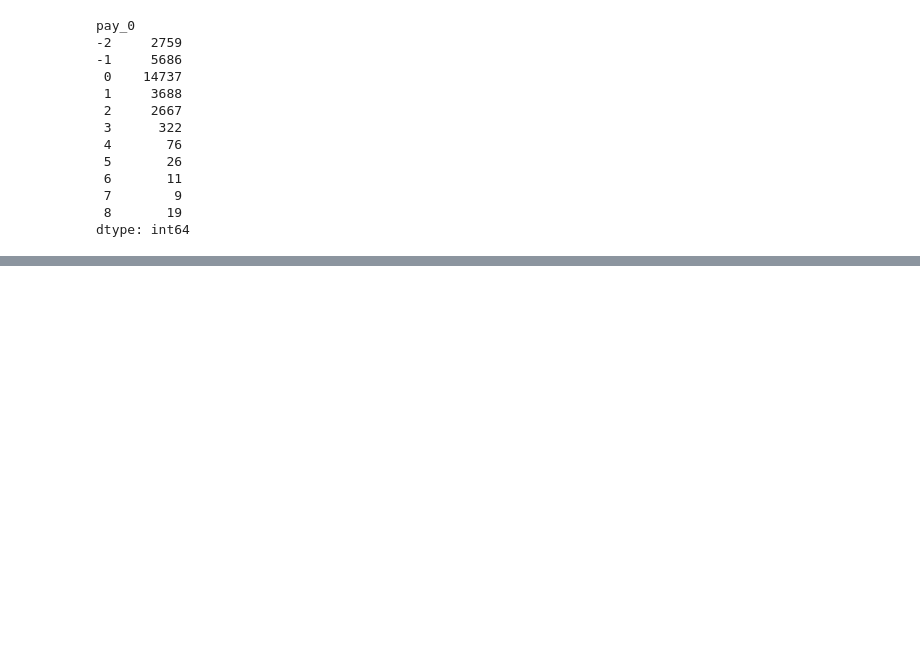
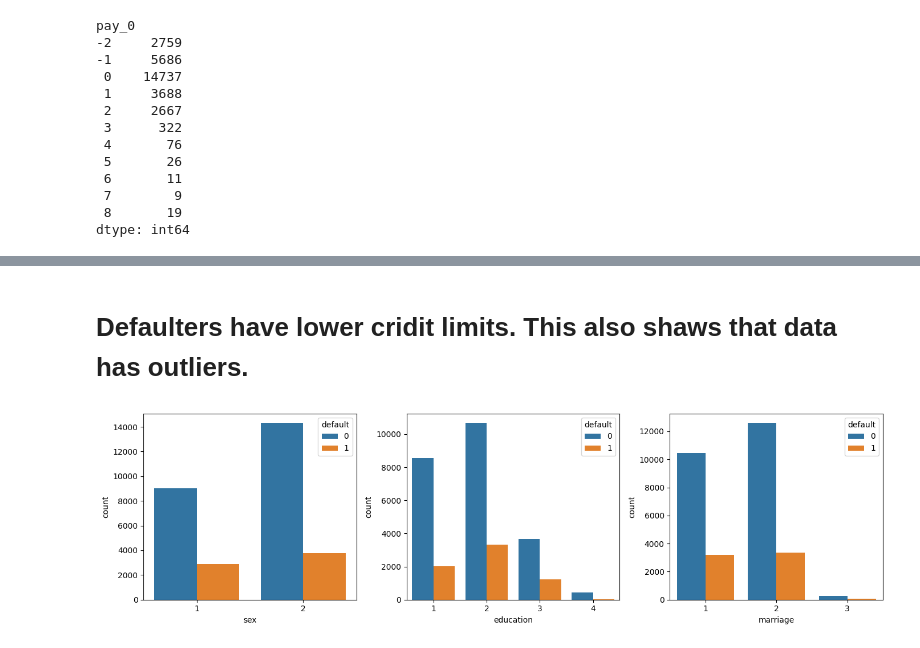
Before and after one commit to colaola20/explainable-ai, a Jupyter notebook: data_preprocessing/train_explain.ipynb, the cells around one changed output, grey strips where cells are left out. Saved outputs shown, nothing was run; the diff lists cells and outputs as text; code cells hidden in the pictures; blank space fills up the shorter version.

```diff
--- a/data_preprocessing/train_explain.ipynb
+++ b/data_preprocessing/train_explain.ipynb
@@ -198,0 +214,15 @@ x = df.drop(columns=['default'])
+# %% [markdown]
+# Defaulters have lower cridit limits. This also shaws that data has outliers.
+# %%
+fig, axes = plt.subplots(1, 3, figsize=(14,4))
+sns.countplot(x='sex', hue='default', data=df, ax=axes[0])
+sns.countplot(x='education', hue='default', data=df, ax=axes[1])
+sns.countplot(x='marriage', hue='default', data=df, ax=axes[2])
+plt.tight_layout()
+plt.show()
+
+# Gender (1 = male; 2 = female).
+# Education (1 = graduate school; 2 = university; 3 = high school; 4 = others).
+# Marital status (1 = married; 2 = single; 3 = others).
+# %% [output]
+[figure, added]
```
Also changed, not shown: parts of 9 cells of this notebook.
